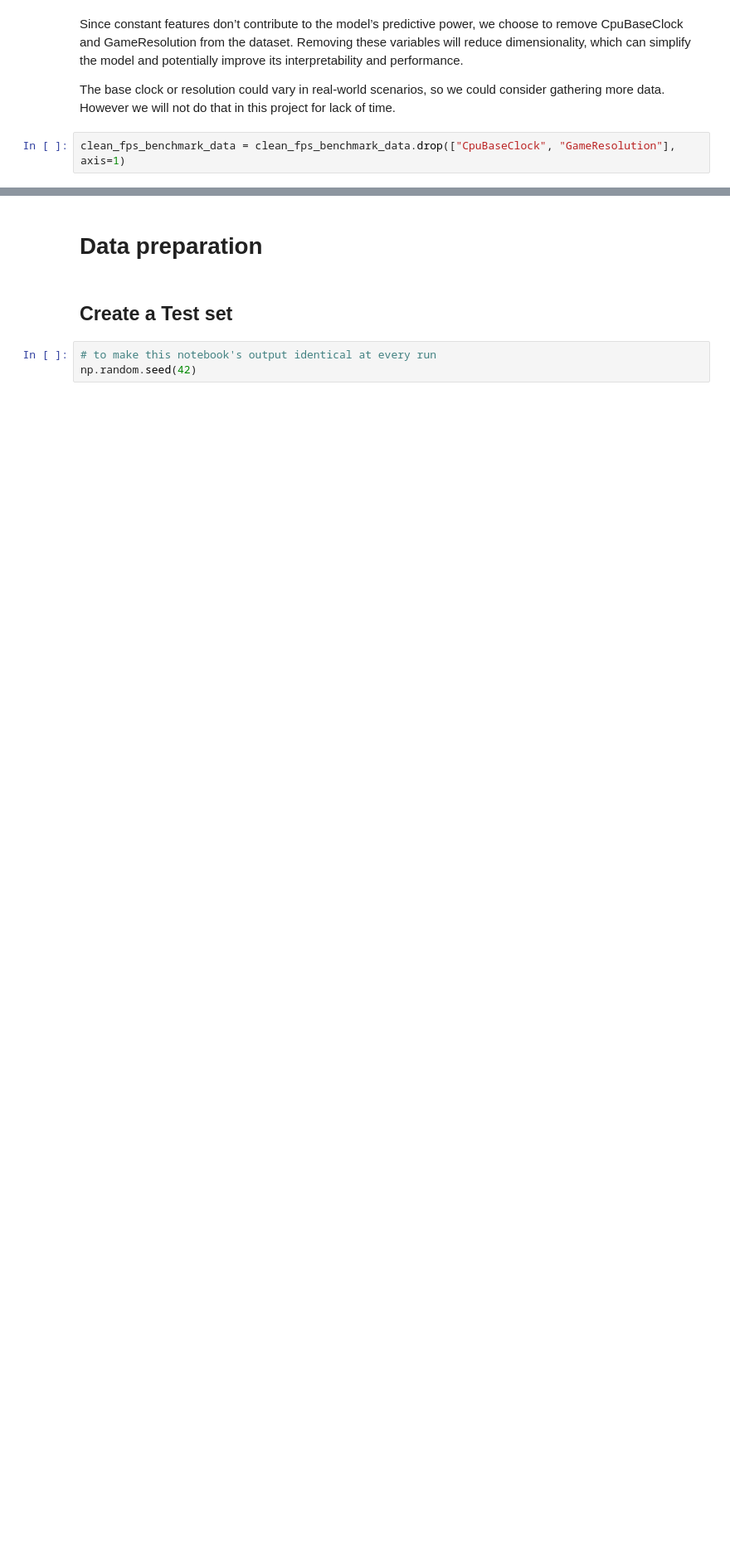
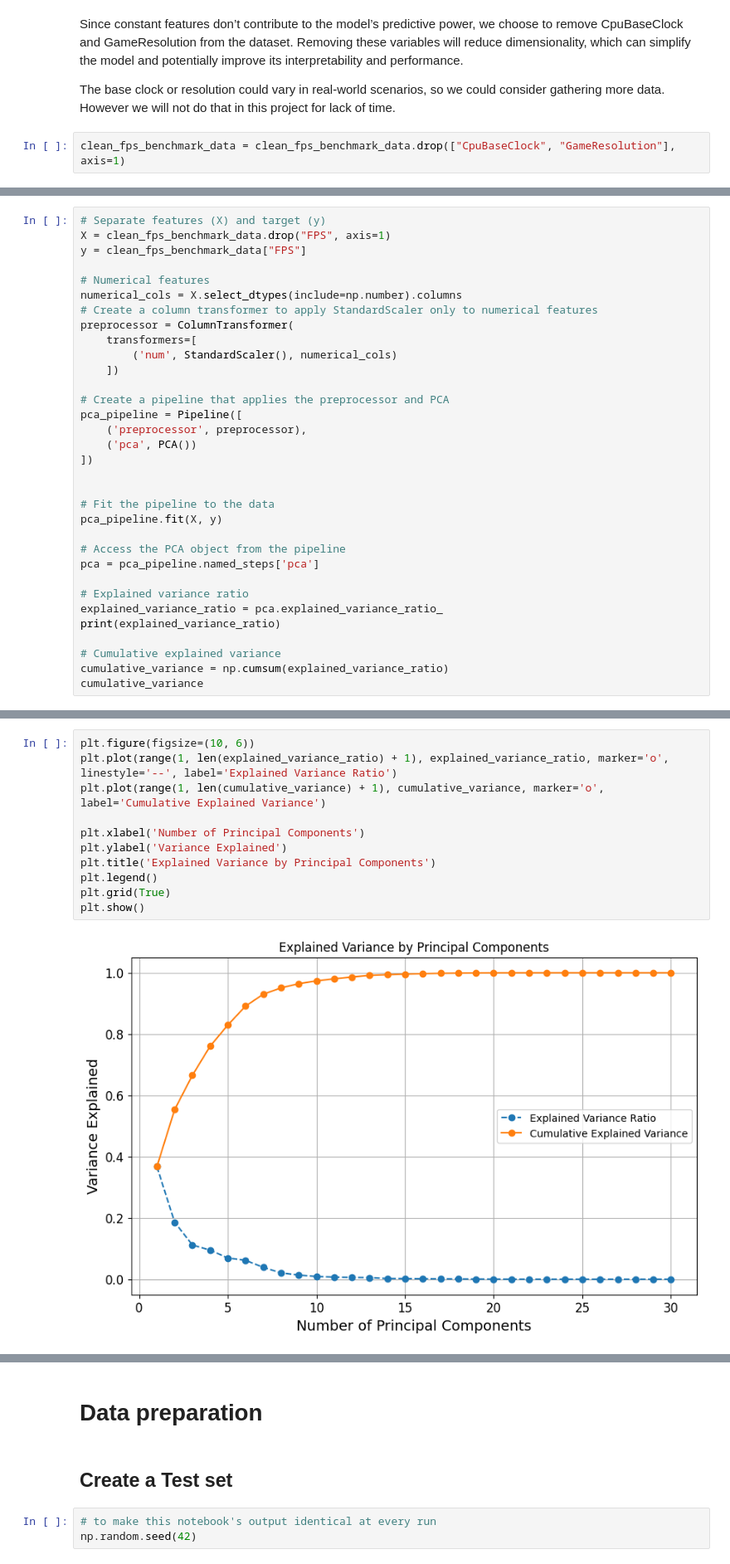
Before and after one commit to SarahBlevin/AAA_Project_Internet_addicts, a Jupyter notebook: AAA_InternetAddicts.ipynb, the cells around one changed output, grey strips where cells are left out. Shown at 83% size. Drawn from its saved outputs; the diff is of its cells as text; blank space fills up the shorter version.

```diff
--- a/AAA_InternetAddicts.ipynb
+++ b/AAA_InternetAddicts.ipynb
@@ -367,0 +378,33 @@ clean_fps_benchmark_data = clean_fps_benchmark_data.drop(["CpuBaseClock", "GameR
+# %%
+# Separate features (X) and target (y)
+X = clean_fps_benchmark_data.drop("FPS", axis=1)
+y = clean_fps_benchmark_data["FPS"]
+
+# Numerical features
+numerical_cols = X.select_dtypes(include=np.number).columns
+# Create a column transformer to apply StandardScaler only to numerical features
+preprocessor = ColumnTransformer(
+    transformers=[
+        ('num', StandardScaler(), numerical_cols)
+    ])
+
+# Create a pipeline that applies the preprocessor and PCA
+pca_pipeline = Pipeline([
+    ('preprocessor', preprocessor),
+    ('pca', PCA())
+])
+
+
+# Fit the pipeline to the data
+pca_pipeline.fit(X, y)
+
+# Access the PCA object from the pipeline
+pca = pca_pipeline.named_steps['pca']
+
+# Explained variance ratio
+explained_variance_ratio = pca.explained_variance_ratio_
+print(explained_variance_ratio)
+
+# Cumulative explained variance
+cumulative_variance = np.cumsum(explained_variance_ratio)
+cumulative_variance
@@ -367,0 +426,13 @@ clean_fps_benchmark_data = clean_fps_benchmark_data.drop(["CpuBaseClock", "GameR
+# %%
+plt.figure(figsize=(10, 6))
+plt.plot(range(1, len(explained_variance_ratio) + 1), explained_variance_ratio, marker='o', linestyle='--', label='Explained Variance Ratio')
+plt.plot(range(1, len(cumulative_variance) + 1), cumulative_variance, marker='o', label='Cumulative Explained Variance')
+
+plt.xlabel('Number of Principal Components')
+plt.ylabel('Variance Explained')
+plt.title('Explained Variance by Principal Components')
+plt.legend()
+plt.grid(True)
+plt.show()
+# %% [output]
+[figure, added]
```
Also changed, not shown: parts of 22 cells of this notebook.
